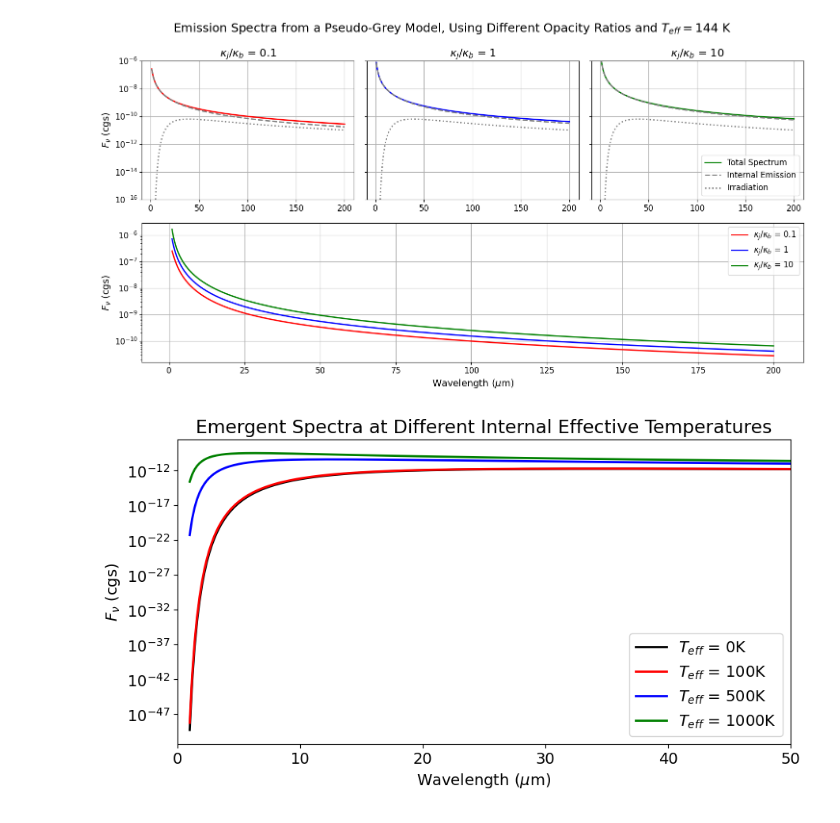
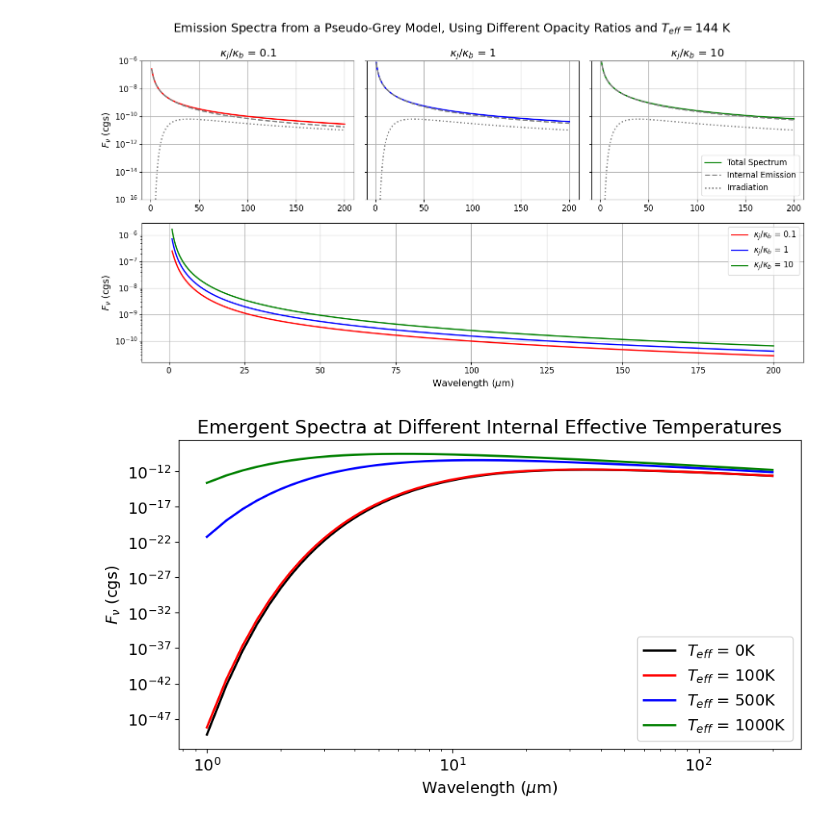
Before and after one commit to vernica-mehta/project-10, a Jupyter notebook: grey_model/make_figs.ipynb, the cells around one changed output. Saved outputs shown, nothing was run; the diff lists cells and outputs as text; code cells hidden in the pictures.

Commit message:
some more figures

```diff
--- a/grey_model/make_figs.ipynb
+++ b/grey_model/make_figs.ipynb
@@ -85,23 +85,23 @@ plt.show()
 # %%
 temperatures = [0, 100, 500, 1000]
 cols = ['k', 'r', 'b', 'g']
 plt.figure(figsize=(10,5))
 
 for i, t in enumerate(temperatures):
     model = GreyModel(Teff=t, kappa_ratio=1, D=1e12, include_molecules=False)
     spec = model.final_spectrum
     local = model.local_spectrum
     irr = model.irradiated_spectrum
     wavelength = (c.c/model.freqs).to_value(u.um)
 
     # Top row individual plots
-    plt.semilogy(wavelength, spec, color=cols[i], linewidth=2, label=f'$T_{{eff}}$ = {t}K')
-    plt.xlim(0,50)
+    plt.loglog(wavelength, spec, color=cols[i], linewidth=2, label=f'$T_{{eff}}$ = {t}K')
+    #plt.xlim(0,50)
     plt.legend()
     plt.title('Emergent Spectra at Different Internal Effective Temperatures')
     plt.xlabel(r'Wavelength ($\mu$m)', fontsize=label_fontsize)
     plt.ylabel(r'$F_\nu$ (cgs)', fontsize=label_fontsize)
 # %% [output]
-[figure, old version]
+[figure, new version]
 # %%
 # Replace your current cell with this debugging version
```
Also changed, not shown: parts of 3 cells of this notebook, 4 other files.
